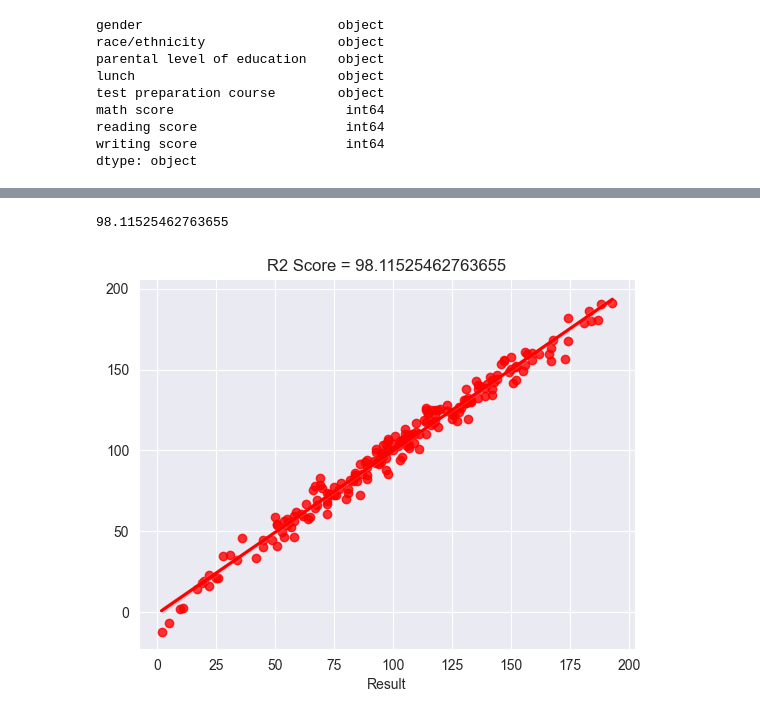
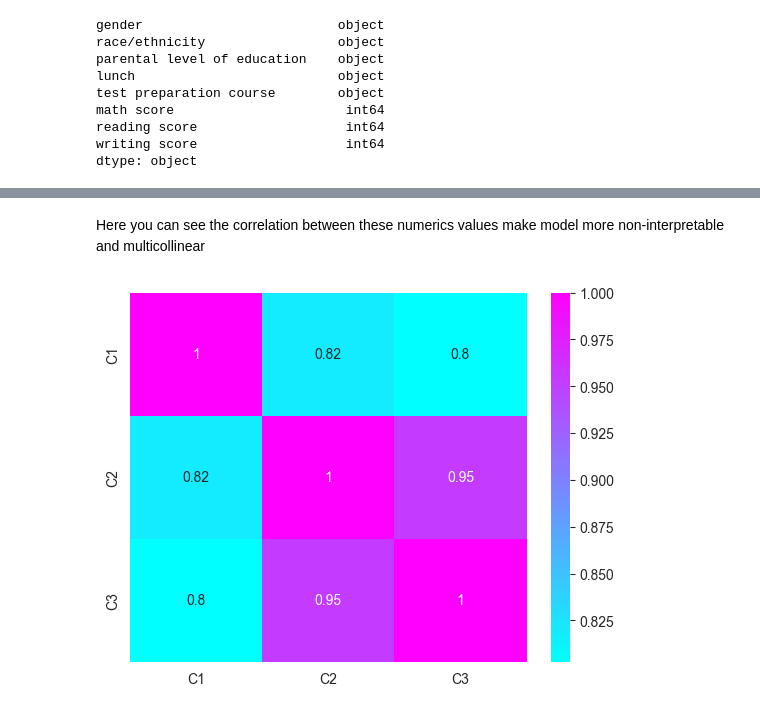
Before and after one commit to kaymansrinivasan/Machine_Learning, a Jupyter notebook: .ipynb/Student_Performance_LR3.ipynb, the cells around one changed output, grey strips where cells are left out. Saved outputs shown, nothing was run; the diff lists cells and outputs as text; code cells hidden in the pictures.

```diff
--- a/.ipynb/Student_Performance_LR3.ipynb
+++ b/.ipynb/Student_Performance_LR3.ipynb
@@ -129,6 +126,0 @@ array([110.13799205, 119.3006398 ,  46.20691396,  93.85885767,
-# %%
-df1 = pd.DataFrame({
-    "Actual": y_test,
-    "Predicted": y_pred
-})
-df1
@@ -149,12 +127,7 @@ df1
-# %%
-from sklearn.metrics import r2_score
-R2 = r2_score(y_test, y_pred)
-R2*100
-# %% [output]
-98.11525462763655
-# %%
-sns.regplot(x=y_test, y=y_pred, color="red")
-plt.title(f"R2 Score = {R2*100}")
-plt.show()
-# %% [output]
-[figure, removed]
+# %% [markdown]
+Here you can see the correlation between these numerics values make model more non-interpretable and multicollinear
+# %%
+sns.heatmap(df1.corr(), cmap="cool", annot=True)
+plt.show()
+# %% [output]
+[figure, added]
```
Also changed, not shown: parts of 22 cells of this notebook, 2 other files.
